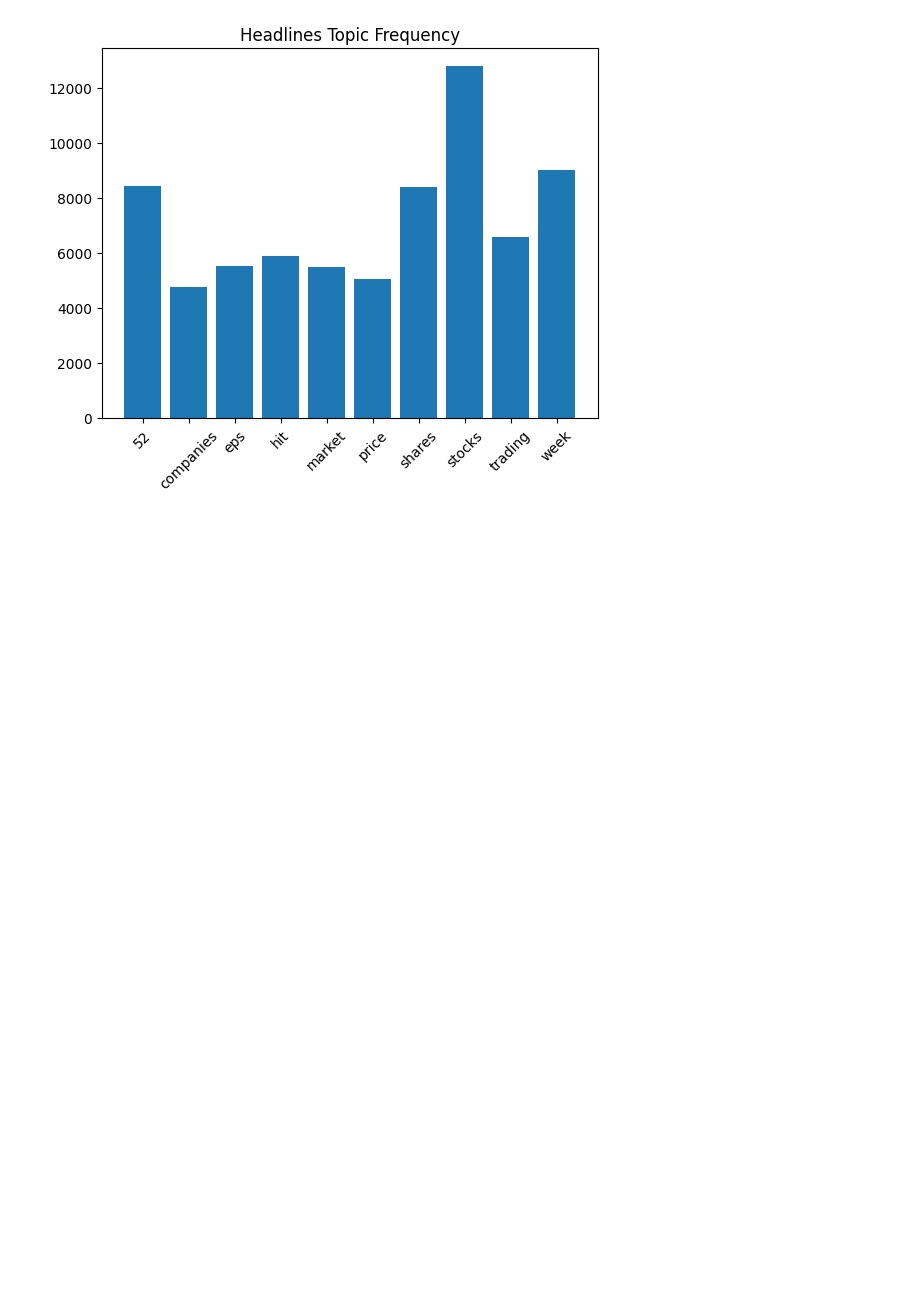
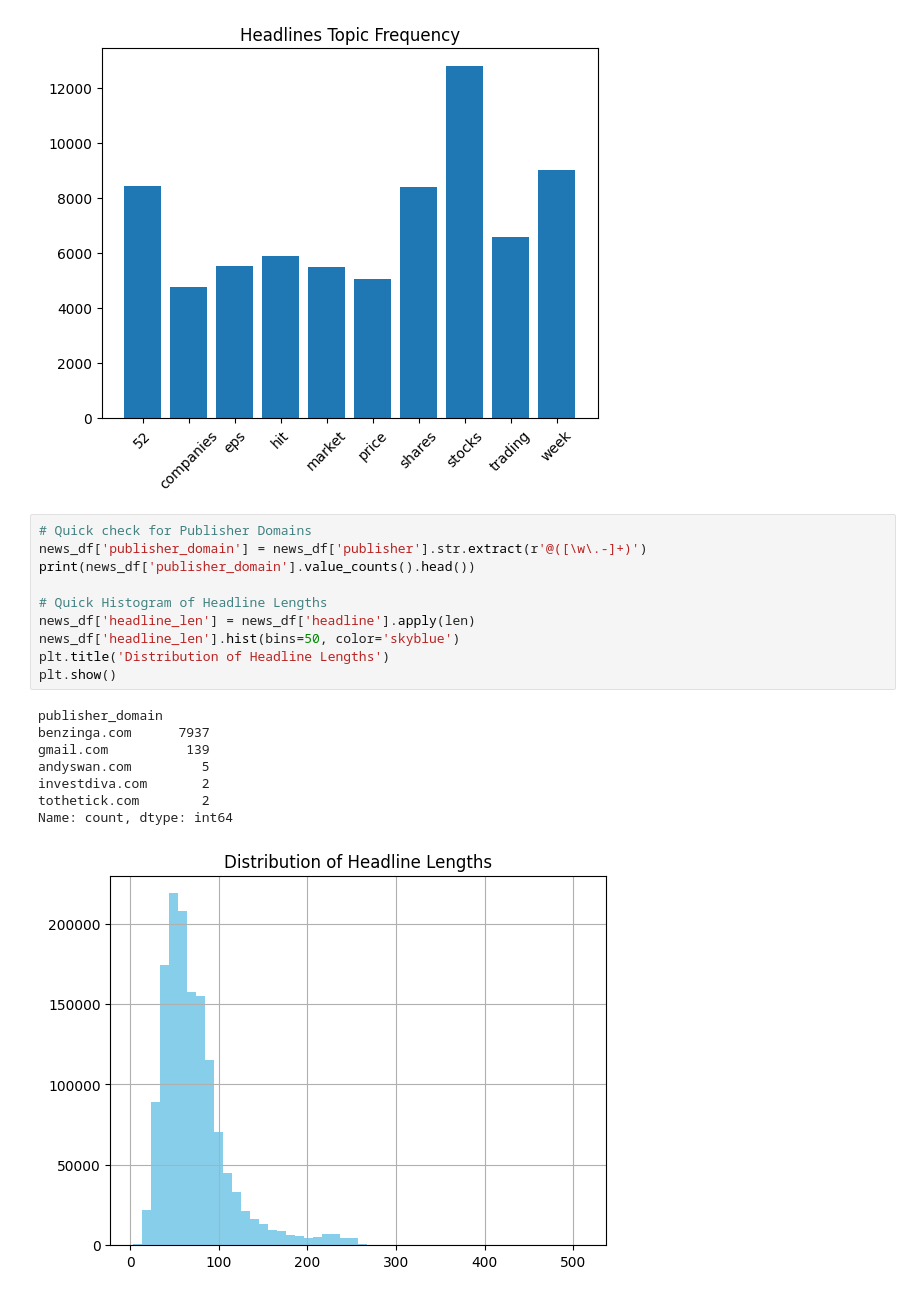
Before and after one commit to mycodebook123/news-sentiment-analysis, a Jupyter notebook: notebooks/eda_news.ipynb, the cells around one changed output. Saved outputs shown, nothing was run; the diff lists cells and outputs as text; blank space fills up the shorter version.

```diff
--- a/notebooks/eda_news.ipynb
+++ b/notebooks/eda_news.ipynb
@@ -92,3 +127,22 @@ stocks: 12794
 trading: 6575
 week: 9029
 [figure]
+# %%
+# Quick check for Publisher Domains
+news_df['publisher_domain'] = news_df['publisher'].str.extract(r'@([\w\.-]+)')
+print(news_df['publisher_domain'].value_counts().head())
+
+# Quick Histogram of Headline Lengths
+news_df['headline_len'] = news_df['headline'].apply(len)
+news_df['headline_len'].hist(bins=50, color='skyblue')
+plt.title('Distribution of Headline Lengths')
+plt.show()
+# %% [output]
+publisher_domain
+benzinga.com      7937
+gmail.com          139
+andyswan.com         5
+investdiva.com       2
+tothetick.com        2
+Name: count, dtype: int64
+[figure, added]
```
Also changed, not shown: parts of 3 cells of this notebook, 10 other files.
